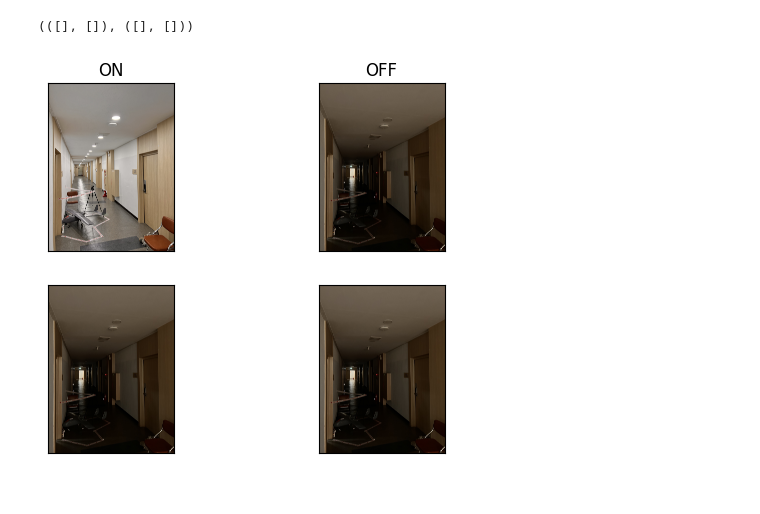
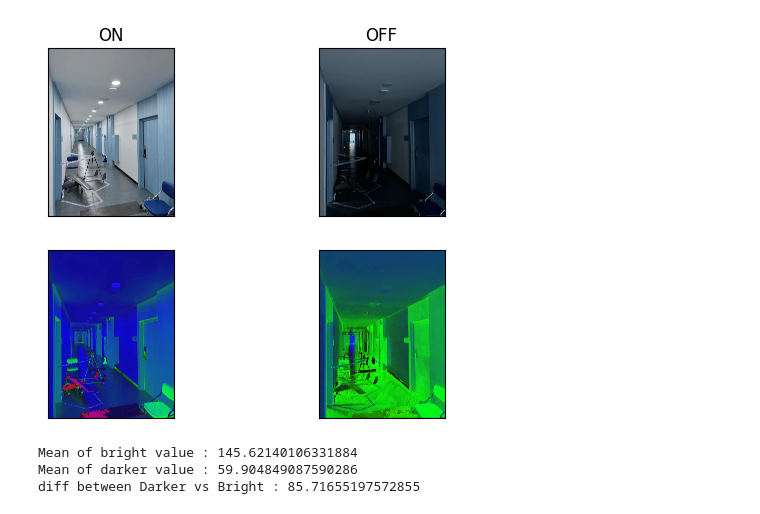
Before and after one commit to HarryKito/Lights-up-Lights-out, a Jupyter notebook: main.ipynb, the cells around one changed output. Drawn from its saved outputs; the diff is of its cells as text; code cells hidden in the pictures.

```diff
--- a/main.ipynb
+++ b/main.ipynb
@@ -5,5 +11,6 @@ import numpy as np
 # %%
+# 이미지 정보 수집
 on_light = cv2.imread('resources/L_on.jpg')
-on_light = cv2.cvtColor(on_light,cv2.COLOR_BGR2HSV_FULL)
+on_light_hsv = cv2.cvtColor(on_light,cv2.COLOR_BGR2HSV)
 off_light = cv2.imread('resources/L_off.jpg')
-off_light = cv2.cvtColor(off_light,cv2.COLOR_BGR2HSV_FULL)
+off_light_hsv = cv2.cvtColor(off_light,cv2.COLOR_BGR2HSV)
@@ -33,22 +17,23 @@ print(bright_arr)
 # %%
+# 기본 이미지 출력 및 hsv 결과 출력
+
 # light on
 plt.subplot(2,2,1)
 plt.title("ON")
 plt.imshow(on_light)
-plt.xticks([]), plt.yticks([])
+plt.xticks([]), plt.yticks([]);
 # light off
 plt.subplot(2,2,2)
 plt.title("OFF")
 plt.imshow(off_light)
-plt.xticks([]), plt.yticks([])
+plt.xticks([]), plt.yticks([]);
 # light on (graph)
 plt.subplot(2,2,3)
-plt.imshow(off_light)
-plt.xticks([]), plt.yticks([])
+plt.imshow(on_light_hsv,cmap='hsv')
+plt.xticks([]), plt.yticks([]);
 # light off (graph)
 plt.subplot(2,2,4)
-plt.imshow(off_light)
-plt.xticks([]), plt.yticks([])
+plt.imshow(off_light_hsv,cmap='hsv')
+plt.xticks([]), plt.yticks([]);
 # %% [output]
-(([], []), ([], []))
-[figure, old version]
+[figure, new version]
@@ -54,0 +44,9 @@ plt.xticks([]), plt.yticks([])
+# %%
+# 평균 추출
+print(f"Mean of bright value : {bright_arr_value.mean()}")
+print(f"Mean of darker value : {darker_arr_value.mean()}")
+print(f"diff between Darker vs Bright : {bright_arr_value.mean() - darker_arr_value.mean()}")
+# %% [output]
+Mean of bright value : 145.62140106331884
+Mean of darker value : 59.904849087590286
+diff between Darker vs Bright : 85.71655197572855
```
Also changed, not shown: parts of 5 cells of this notebook.
